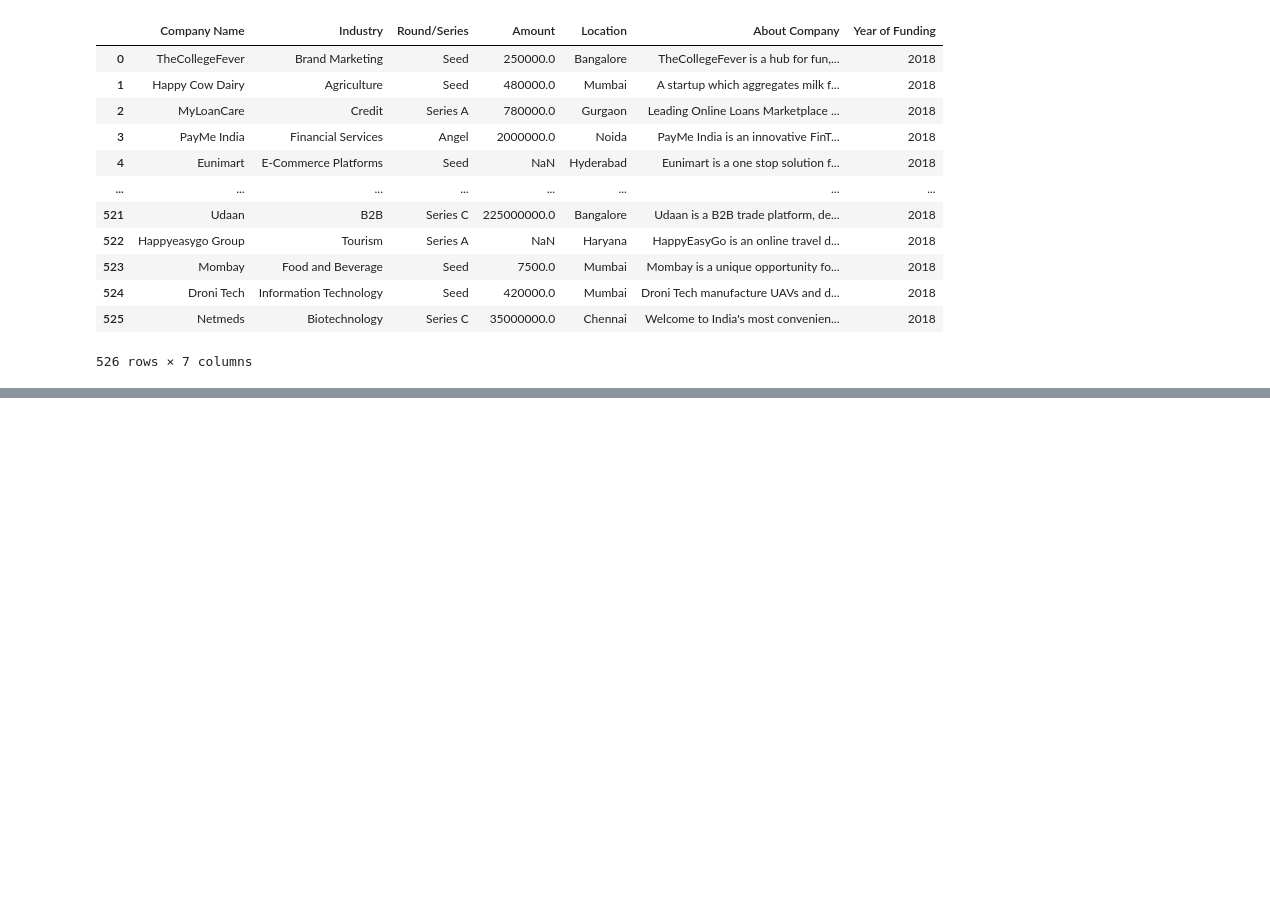
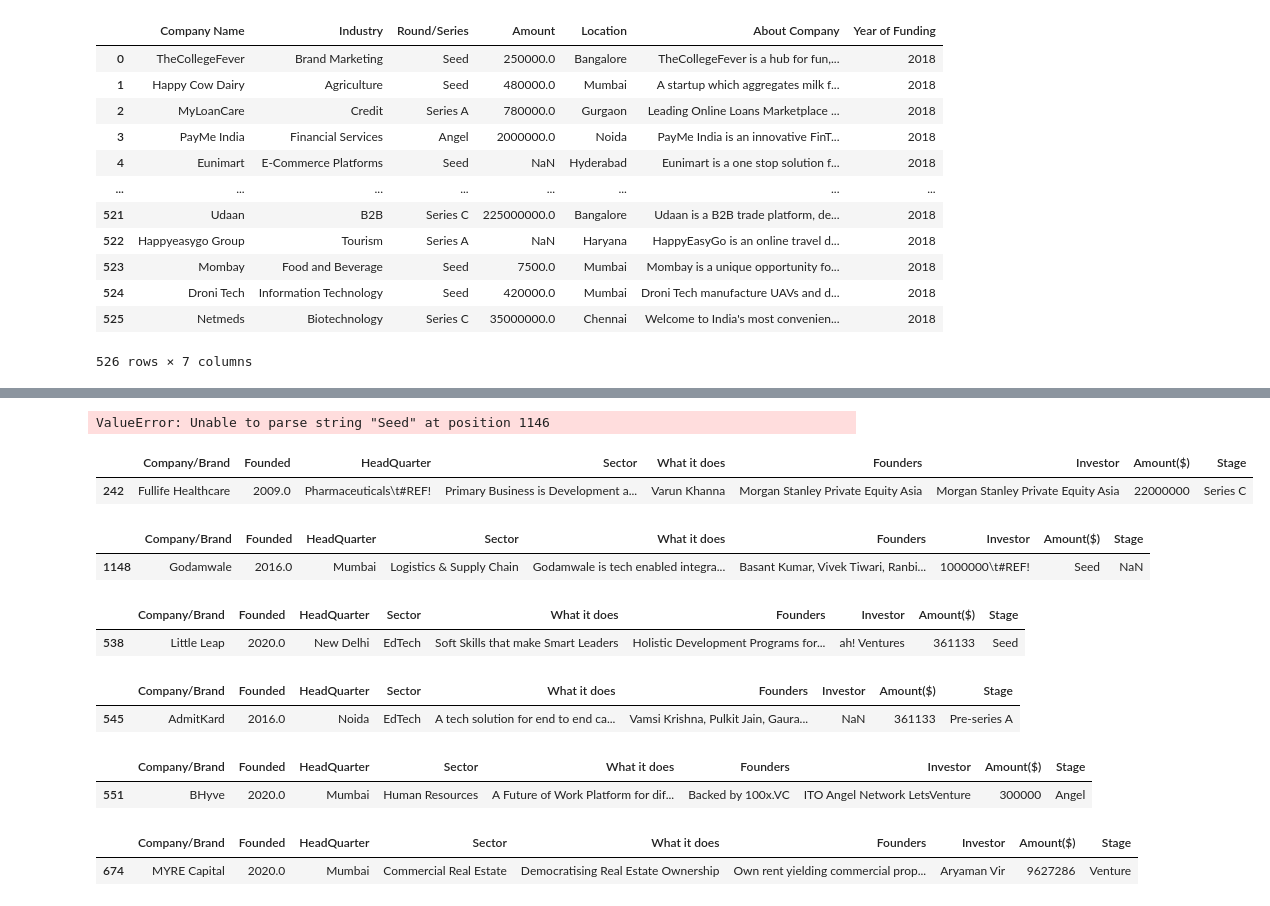
Before and after one commit to GYASIHAYFORD/TEAM_HAVANA1, a Jupyter notebook: Indian_Start_Up_Fund.ipynb, the cells around one changed output, grey strips where cells are left out. Saved outputs shown, nothing was run; the diff lists cells and outputs as text; code cells hidden in the pictures; blank space fills up the shorter version.

```diff
--- a/Indian_Start_Up_Fund.ipynb
+++ b/Indian_Start_Up_Fund.ipynb
@@ -151,0 +360,22 @@ None
+# %%
+data_2021["Amount($)"].replace('', 0, inplace = True, regex=True)
+data_2021["Amount($)"] = data_2021["Amount($)"].apply(lambda x: str(x).replace("$",""))
+data_2021["Amount($)"].replace('nan', 0, inplace = True, regex=True)
+data_2021["Amount($)"] = pd.to_numeric(data_2021["Amount($)"])
+data_2021["Amount($)"] = data_2021["Amount($)"].apply(float)
+# %% [output]
+ValueError: Unable to parse string "Seed" at position 1146
+# %%
+# The entries both represent Series C funding raised in 2021. One has to be deleted.
+data_2021.loc[data_2021["Company/Brand"] == "Fullife Healthcare", ["Amount($)", "Stage", "Investor"]] = [22000000, "Series C", "Morgan Stanley Private Equity Asia"]
+data_2021.drop([256], axis = 0, inplace = True)
+data_2021.loc[data_2021["Company/Brand"] == "Fullife Healthcare"]
+# %% [output]
+|  | Company/Brand | Founded | HeadQuarter | Sector | What it does | Founders | Investor | Amount($) | Stage |
+| 242 | Fullife Healthcare | 2009.0 | Pharmaceuticals\t#REF! | Primary Business is Development a... | Varun Khanna | Morgan Stanley Private Equity Asia | Morgan Stanley Private Equity Asia | 22000000 | Series C |
+# %%
+# another error is thrown when trying to convert Amount to a float, this time by an entry "Seed", which has to be checked and corrected
+data_2021.loc[data_2021["Amount($)"] == "Seed"]
+# %% [output]
+|  | Company/Brand | Founded | HeadQuarter | Sector | What it does | Founders | Investor | Amount($) | Stage |
+| 1148 | Godamwale | 2016.0 | Mumbai | Logistics & Supply Chain | Godamwale is tech enabled integra... | Basant Kumar, Vivek Tiwari, Ranbi... | 1000000\t#REF! | Seed | NaN |
@@ -151,0 +385,39 @@ None
+# %%
+# A similar error is thrown again, by an entry "ah! Ventures", which has to be checked and corrected
+data_2021.loc[data_2021["Amount($)"] == "ah! Ventures"]
+data_2021.loc[data_2021["Company/Brand"] == "Little Leap", ["Amount($)", "Stage", "Investor"]] = [int(26700000/73.9339), "Seed", "ah! Ventures"]
+data_2021.loc[data_2021["Company/Brand"] == "Little Leap"]
+# %% [output]
+|  | Company/Brand | Founded | HeadQuarter | Sector | What it does | Founders | Investor | Amount($) | Stage |
+| 538 | Little Leap | 2020.0 | New Delhi | EdTech | Soft Skills that make Smart Leaders | Holistic Development Programs for... | ah! Ventures | 361133 | Seed |
+# %%
+# A similar error is thrown again, by an entry "Pre-series A", which has to be checked and corrected
+data_2021.loc[data_2021["Amount($)"] == "Pre-series A"]
+
+data_2021.loc[data_2021["Company/Brand"] == "AdmitKard", ["Amount($)", "Stage", "Investor"]] = [int(26700000/73.9339), "Pre-series A", np.nan]
+data_2021.loc[data_2021["Company/Brand"] == "AdmitKard"]
+# %% [output]
+|  | Company/Brand | Founded | HeadQuarter | Sector | What it does | Founders | Investor | Amount($) | Stage |
+| 545 | AdmitKard | 2016.0 | Noida | EdTech | A tech solution for end to end ca... | Vamsi Krishna, Pulkit Jain, Gaura... | NaN | 361133 | Pre-series A |
+# %%
+# A similar error is thrown again, by an entry "ITO Angel Network LetsVenture", which has to be checked and corrected
+data_2021.loc[data_2021["Amount($)"] == "ITO Angel Network LetsVenture"]
+
+data_2021.loc[data_2021["Amount($)"] == "ITO Angel Network LetsVenture", ["Amount($)", "Stage", "Investor"]] = [300000, "Angel", "ITO Angel Network LetsVenture"]
+data_2021.loc[data_2021["Company/Brand"] == "BHyve"]
+# %% [output]
+|  | Company/Brand | Founded | HeadQuarter | Sector | What it does | Founders | Investor | Amount($) | Stage |
+| 551 | BHyve | 2020.0 | Mumbai | Human Resources | A Future of Work Platform for dif... | Backed by 100x.VC | ITO Angel Network LetsVenture | 300000 | Angel |
+# %%
+# A similar error is thrown again, by an entry "ITO Angel Network LetsVenture", which has to be checked and corrected
+data_2021.loc[data_2021["Amount($)"] == "JITO Angel Network LetsVenture"]
+
+data_2021.loc[data_2021["Amount($)"] == "JITO Angel Network LetsVenture", ["Amount($)", "Stage"]] = [1000000, "Seed"]
+data_2021.loc[data_2021["Company/Brand"] == "Saarthi Pedagogy"]
+data_2021.loc[data_2021["Stage"] == "$6000000"]
+
+data_2021.loc[data_2021["Stage"] == "$6000000", ["Amount($)", "Stage"]] = [9627286, "Venture"]
+data_2021.loc[data_2021["Company/Brand"] == "MYRE Capital"]
+# %% [output]
+|  | Company/Brand | Founded | HeadQuarter | Sector | What it does | Founders | Investor | Amount($) | Stage |
+| 674 | MYRE Capital | 2020.0 | Mumbai | Commercial Real Estate | Democratising Real Estate Ownership | Own rent yielding commercial prop... | Aryaman Vir | 9627286 | Venture |
```
Also changed, not shown: parts of 21 cells of this notebook.
